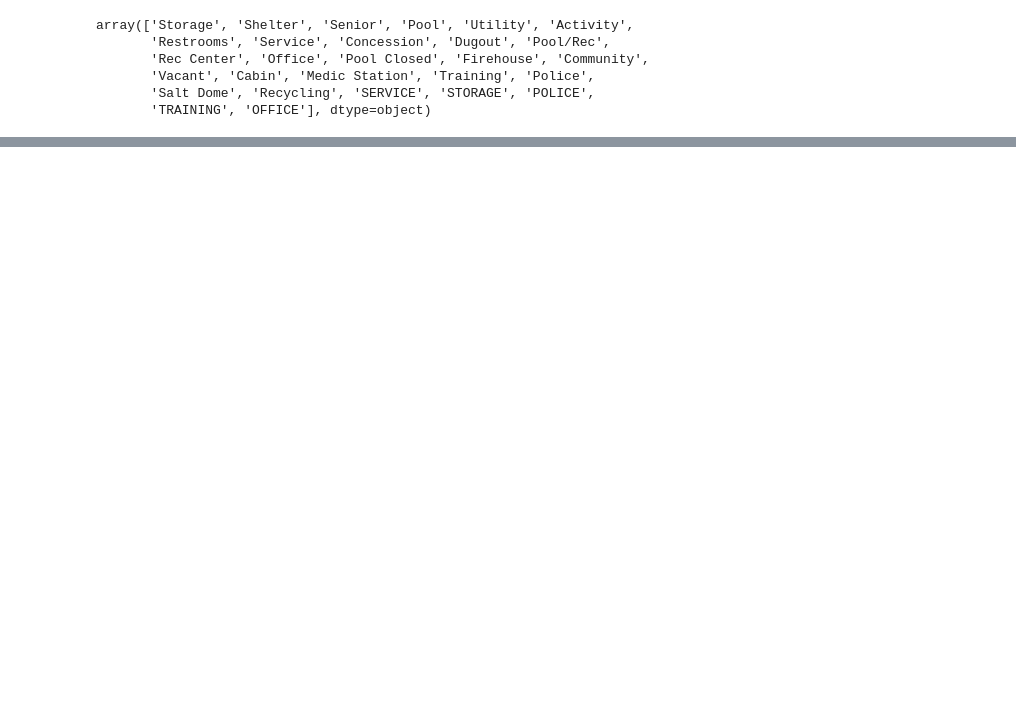
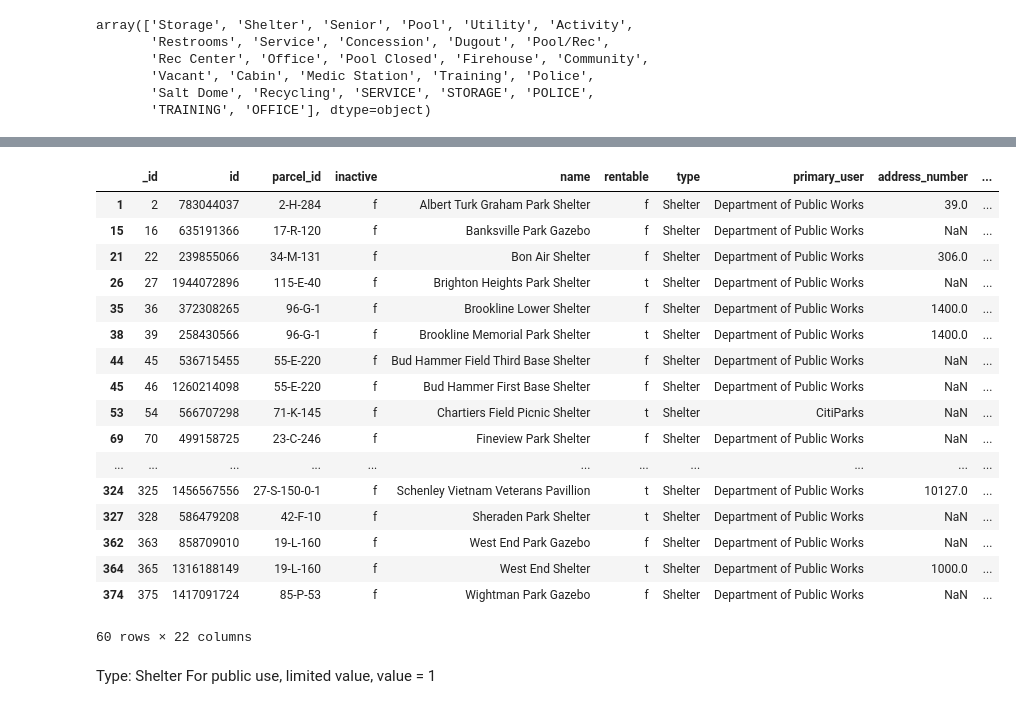
Before and after one commit to zsh23-pitt/CMPINF_11_Project, a Jupyter notebook: facilities.ipynb, the cells around one changed output, grey strips where cells are left out. Cells and saved outputs as stored; diff of their text form; code cells hidden in the pictures; blank space fills up the shorter version.

```diff
--- a/facilities.ipynb
+++ b/facilities.ipynb
@@ -235,0 +102,27 @@ fig.show()
+# %%
+value_list[index]=0
+index += 1
+# %%
+df_active.loc[df_active["type"]==type_list[index]]
+# %% [output]
+|  | _id | id | parcel_id | inactive | name | rentable | type | primary_user | address_number | ... |
+| 1 | 2 | 783044037 | 2-H-284 | f | Albert Turk Graham Park Shelter | f | Shelter | Department of Public Works | 39.0 | ... |
+| 15 | 16 | 635191366 | 17-R-120 | f | Banksville Park Gazebo | f | Shelter | Department of Public Works | NaN | ... |
+| 21 | 22 | 239855066 | 34-M-131 | f | Bon Air Shelter | f | Shelter | Department of Public Works | 306.0 | ... |
+| 26 | 27 | 1944072896 | 115-E-40 | f | Brighton Heights Park Shelter | t | Shelter | Department of Public Works | NaN | ... |
+| 35 | 36 | 372308265 | 96-G-1 | f | Brookline Lower Shelter | f | Shelter | Department of Public Works | 1400.0 | ... |
+| 38 | 39 | 258430566 | 96-G-1 | f | Brookline Memorial Park Shelter | t | Shelter | Department of Public Works | 1400.0 | ... |
+| 44 | 45 | 536715455 | 55-E-220 | f | Bud Hammer Field Third Base Shelter | f | Shelter | Department of Public Works | NaN | ... |
+| 45 | 46 | 1260214098 | 55-E-220 | f | Bud Hammer First Base Shelter | f | Shelter | Department of Public Works | NaN | ... |
+| 53 | 54 | 566707298 | 71-K-145 | f | Chartiers Field Picnic Shelter | t | Shelter | CitiParks | NaN | ... |
+| 69 | 70 | 499158725 | 23-C-246 | f | Fineview Park Shelter | f | Shelter | Department of Public Works | NaN | ... |
+| ... | ... | ... | ... | ... | ... | ... | ... | ... | ... | ... |
+| 324 | 325 | 1456567556 | 27-S-150-0-1 | f | Schenley Vietnam Veterans Pavillion | t | Shelter | Department of Public Works | 10127.0 | ... |
+| 327 | 328 | 586479208 | 42-F-10 | f | Sheraden Park Shelter | t | Shelter | Department of Public Works | NaN | ... |
+| 362 | 363 | 858709010 | 19-L-160 | f | West End Park Gazebo | f | Shelter | Department of Public Works | NaN | ... |
+| 364 | 365 | 1316188149 | 19-L-160 | f | West End Shelter | t | Shelter | Department of Public Works | 1000.0 | ... |
+| 374 | 375 | 1417091724 | 85-P-53 | f | Wightman Park Gazebo | f | Shelter | Department of Public Works | NaN | ... |
+60 rows × 22 columns
+# %% [markdown]
+Type: Shelter
+For public use, limited value, value = 1
```
Also changed, not shown: parts of 108 cells of this notebook.
